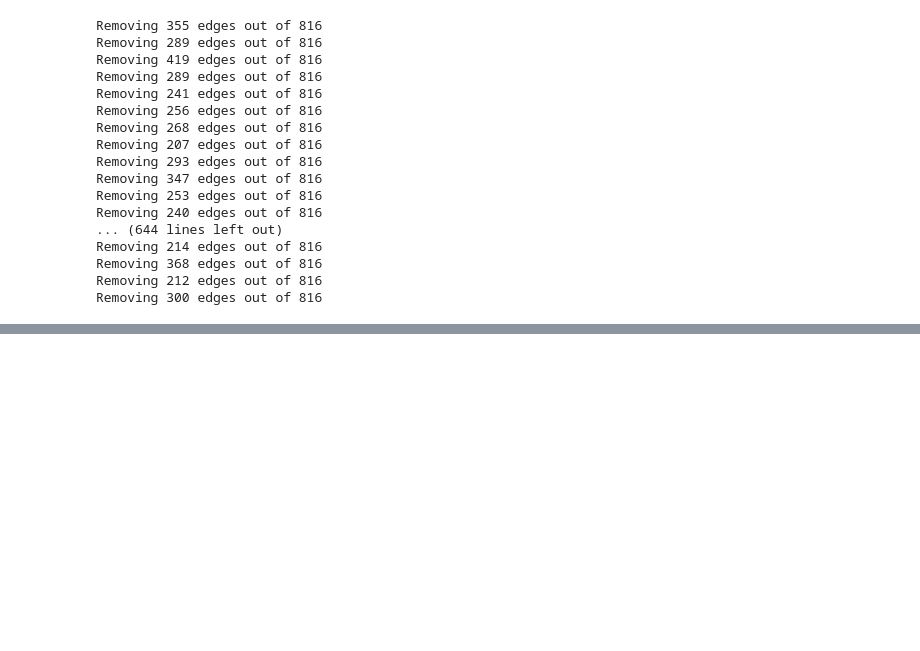
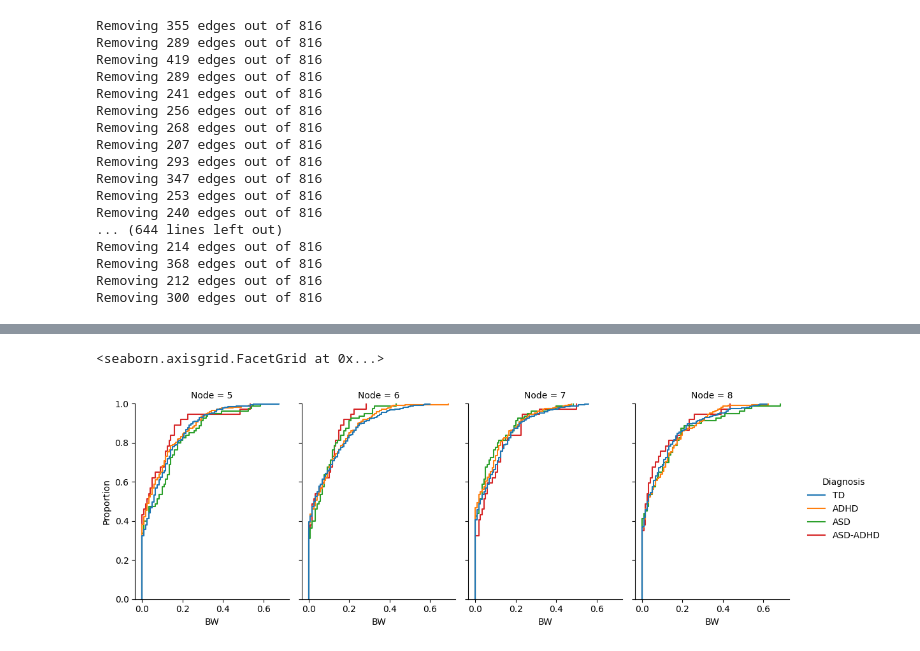
Before and after one commit to malt1114/Thesis_Neurodiversity, a Jupyter notebook: notebooks/eda/Network EDA.ipynb, the cells around one changed output, grey strips where cells are left out. Saved outputs shown, nothing was run; the diff lists cells and outputs as text; code cells hidden in the pictures; blank space fills up the shorter version.

```diff
--- a/notebooks/eda/Network EDA.ipynb
+++ b/notebooks/eda/Network EDA.ipynb
@@ -220,0 +268,5 @@ TypeError: barplot() takes from 0 to 1 positional arguments but 2 were given
+# %%
+sns.displot(data=betweenness_node[betweenness_node['Node'].isin(['5', '6', '7', '8'])], x="BW", hue="Diagnosis", col="Node",kind="ecdf", height=4, aspect=.7)
+# %% [output]
+<seaborn.axisgrid.FacetGrid at 0x...>
+[figure, added]
```
Also changed, not shown: parts of 23 cells of this notebook, 17 other files.
